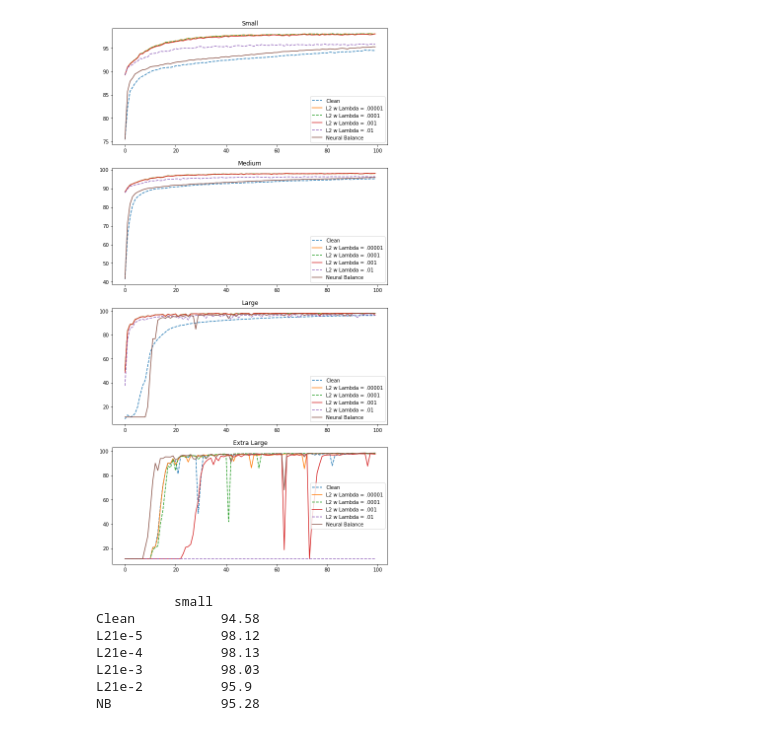
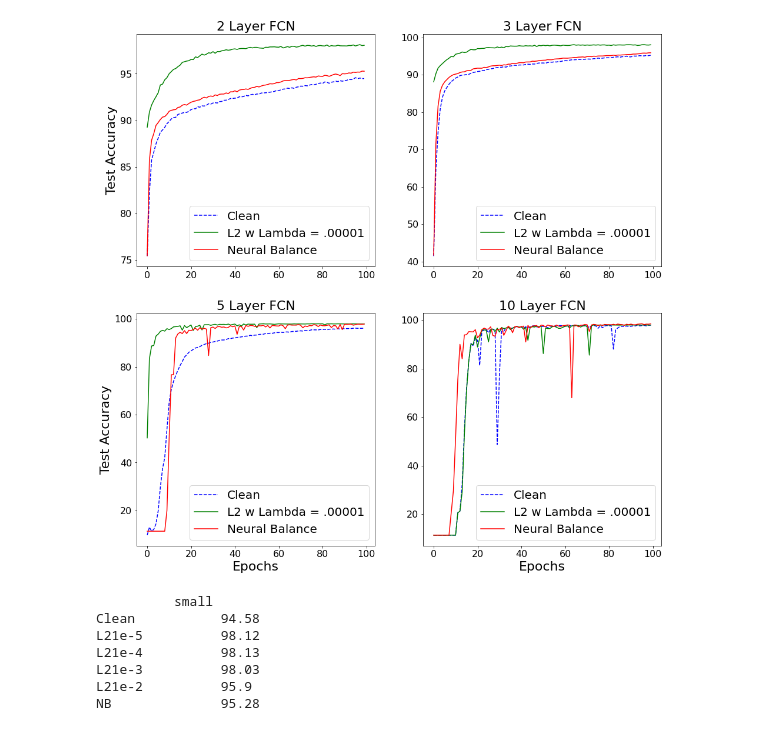
Before and after one commit to antonyalexos/Neural-Balance, a Jupyter notebook: personalExps/MnistFC/plotting.ipynb, the cells around one changed output. Cells and saved outputs as stored; diff of their text form; code cells hidden in the pictures.

```diff
--- a/personalExps/MnistFC/plotting.ipynb
+++ b/personalExps/MnistFC/plotting.ipynb
@@ -1,49 +1,47 @@
 # %%
 import pickle
 import numpy as np
 import torch
 import matplotlib.pyplot as plt
 
 vals = []
 
 for size in ['small', 'Medium', 'Large', 'XLarge']:
     l = []
-    for type in ['Clean', 'L21e-5', 'L21e-4', 'L21e-3','L21e-2', 'NB']:
-        with open(f'/baldig/proteomics2/ian/Neural-Balance/personalExps/hist/{size}MnistModel{type}Hist.pkl', 'rb') as file:
+    for type in ['Clean', 'L21e-5', 'NB']:
+        with open(f'/baldig/proteomics2/ian/Neural-Balance/personalExps/MnistFC/hist/{size}MnistModel{type}Hist.pkl', 'rb') as file:
             l.append(pickle.load(file)['test_acc'])
     vals.append(l)
 
 x_values = list(range(100))
 
-fig, axs = plt.subplots(4, figsize = (10, 20))
+fig, axs = plt.subplots(2, 2, figsize = (16, 16))
 
 for i in range(4):
     for j in range(6):
         if j == 0:
-            axs[i].plot(x_values, vals[i][j], label="Clean", linestyle='--')
+            axs[i//2][i%2].plot(x_values, vals[i][j], 'blue', label="Clean", linestyle='--')
         elif j == 1:
-            axs[i].plot(x_values, vals[i][j], label="L2 w Lambda = .00001")
+            axs[i//2][i%2].plot(x_values, vals[i][j], 'green', label="L2 w Lambda = .00001")
         elif j == 2:
-            axs[i].plot(x_values, vals[i][j], label="L2 w Lambda = .0001", linestyle='--')
-        elif j == 3:
-            axs[i].plot(x_values, vals[i][j], label="L2 w Lambda = .001")
-        elif j == 4:
-            axs[i].plot(x_values, vals[i][j], label="L2 w Lambda = .01", linestyle='--')
-        elif j == 5:
-            axs[i].plot(x_values, vals[i][j], label="Neural Balance")
+            axs[i//2][i%2].plot(x_values, vals[i][j], 'red', label="Neural Balance")
     if i == 0:
-        axs[i].set_title("Small")
+        axs[i//2][i%2].set_title("2 Layer FCN", fontsize = 22)
     elif i == 1:
-        axs[i].set_title("Medium")
+        axs[i//2][i%2].set_title("3 Layer FCN", fontsize = 22)
     elif i == 2:
-        axs[i].set_title("Large")
+        axs[i//2][i%2].set_title("5 Layer FCN", fontsize = 22)
     elif i == 3:
-        axs[i].set_title("Extra Large")
-    axs[i].legend()
+        axs[i//2][i%2].set_title("10 Layer FCN", fontsize = 22)
+    axs[i//2][i%2].legend(fontsize=20)
+    axs[1][i%2].set_xlabel('Epochs', fontsize = 22)
+    axs[i//2][0].set_ylabel('Test Accuracy', fontsize = 22)
+    axs[i//2][i%2].tick_params(axis='y', labelsize=16)
+    axs[i//2][i%2].tick_params(axis='x', labelsize=16)
 
-plt.savefig("plots.png", dpi=1000)
+plt.savefig("plots.pdf", dpi=1000)
 # %% [output]
-[figure, old version]
+[figure, new version]
 # %%
 from tabulate import tabulate
 
```
Also changed, not shown: parts of 19 cells of this notebook, 18 other files.
